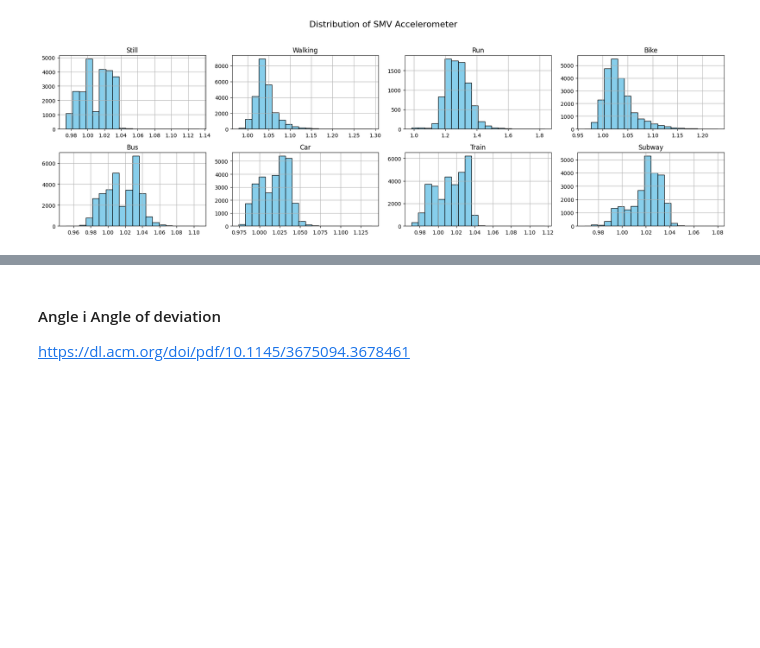
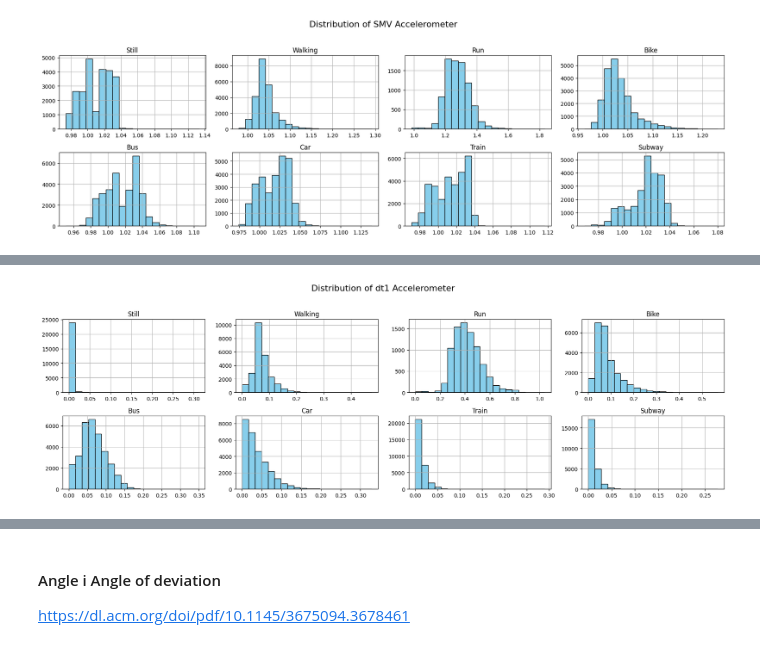
Before and after one commit to pddusza/Sussex_Challange_2025, a Jupyter notebook: sensor_fusion_overview.ipynb, the cells around one changed output, grey strips where cells are left out. Saved outputs shown, nothing was run; the diff lists cells and outputs as text; code cells hidden in the pictures; blank space fills up the shorter version.

```diff
--- a/sensor_fusion_overview.ipynb
+++ b/sensor_fusion_overview.ipynb
@@ -443,0 +573,6 @@ histograms_of(resultsSMV, np.mean, "SMV Accelerometer")
+# %%
+resultsDt1 = run_over_dataset(calculate_dt1_acc)
+# %%
+histograms_of(resultsDt1, np.std, "dt1 Accelerometer")
+# %% [output]
+[figure, added]
```
Also changed, not shown: parts of 27 cells of this notebook.
